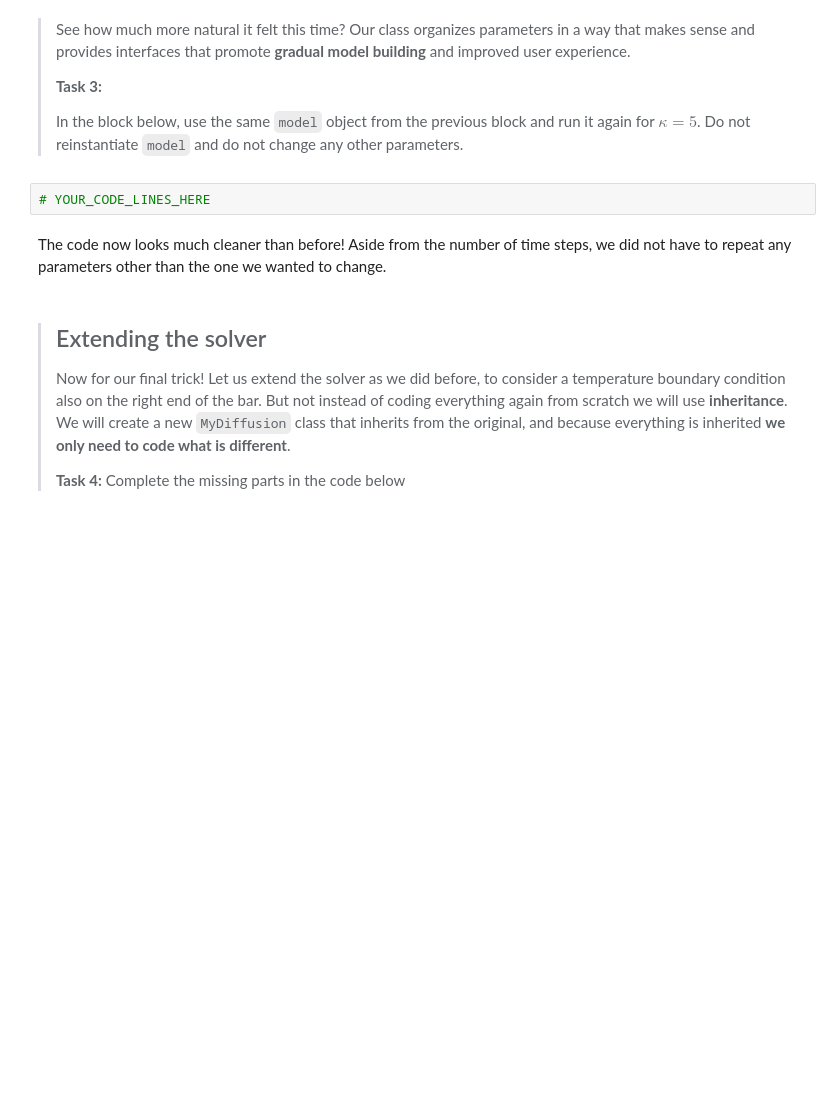
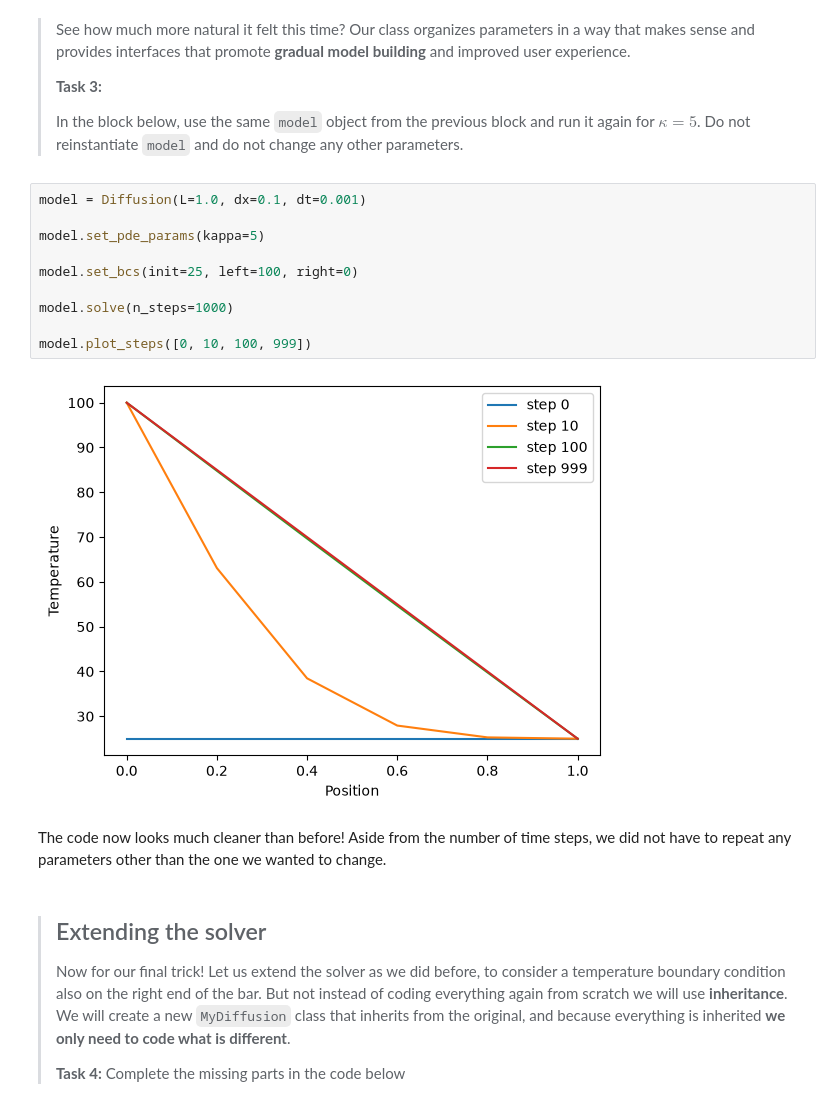
Before and after one commit to Daan-wq-commits/PA2.1, a Jupyter notebook: 2_oop.ipynb, the cells around one changed output. Drawn from its saved outputs; the diff is of its cells as text; blank space fills up the shorter version.

```diff
--- a/2_oop.ipynb
+++ b/2_oop.ipynb
@@ -96,8 +101,18 @@ model.set_bcs(# YOUR_CODE_LINE_HERE )
 > **Task 3:**
 >
 > In the block below, use the same `model` object from the previous block and run it again for $\kappa=5$. Do not reinstantiate `model` and do not change any other parameters.
-# %%
-# YOUR_CODE_LINES_HERE
+# %%
+model = Diffusion(L=1.0, dx=0.1, dt=0.001)
+
+model.set_pde_params(kappa=5)
+
+model.set_bcs(init=25, left=100, right=0)
+
+model.solve(n_steps=1000)
+
+model.plot_steps([0, 10, 100, 999])
+# %% [output]
+[figure, added]
 # %% [markdown]
 The code now looks much cleaner than before! Aside from the number of time steps, we did not have to repeat any parameters other than the one we wanted to change.
 # %% [markdown]
```
Also changed, not shown: parts of 6 cells of this notebook.
